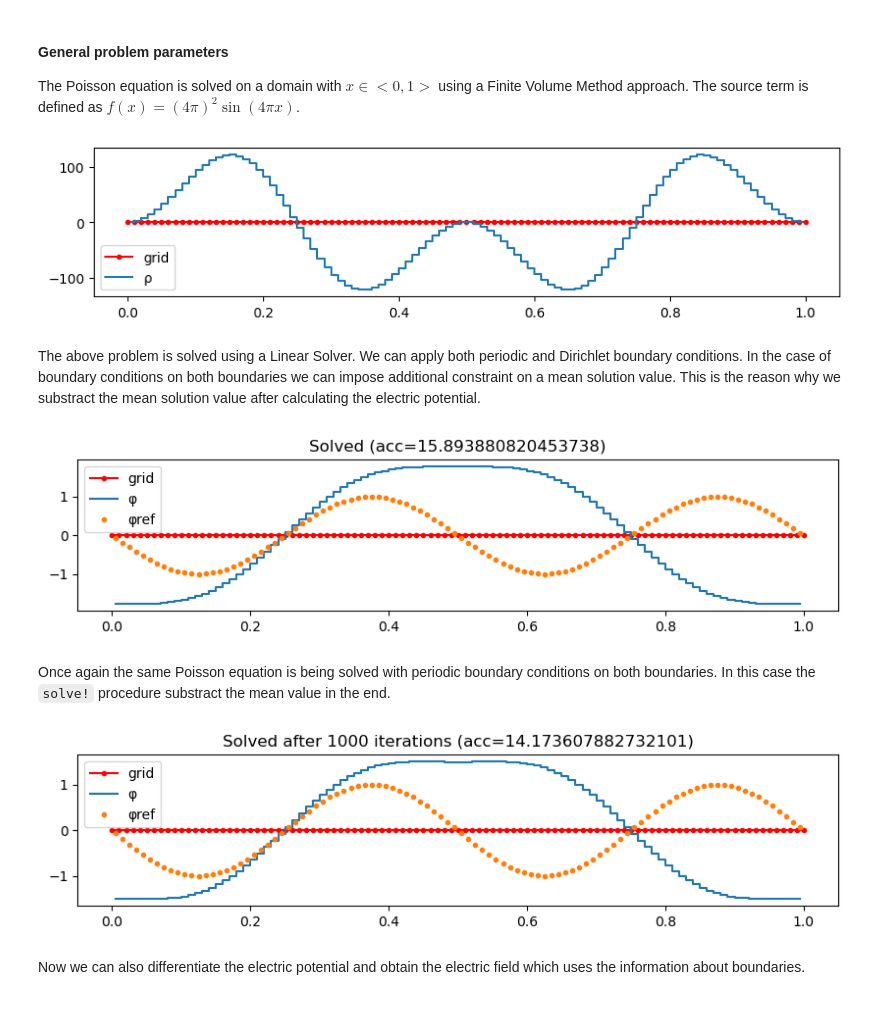
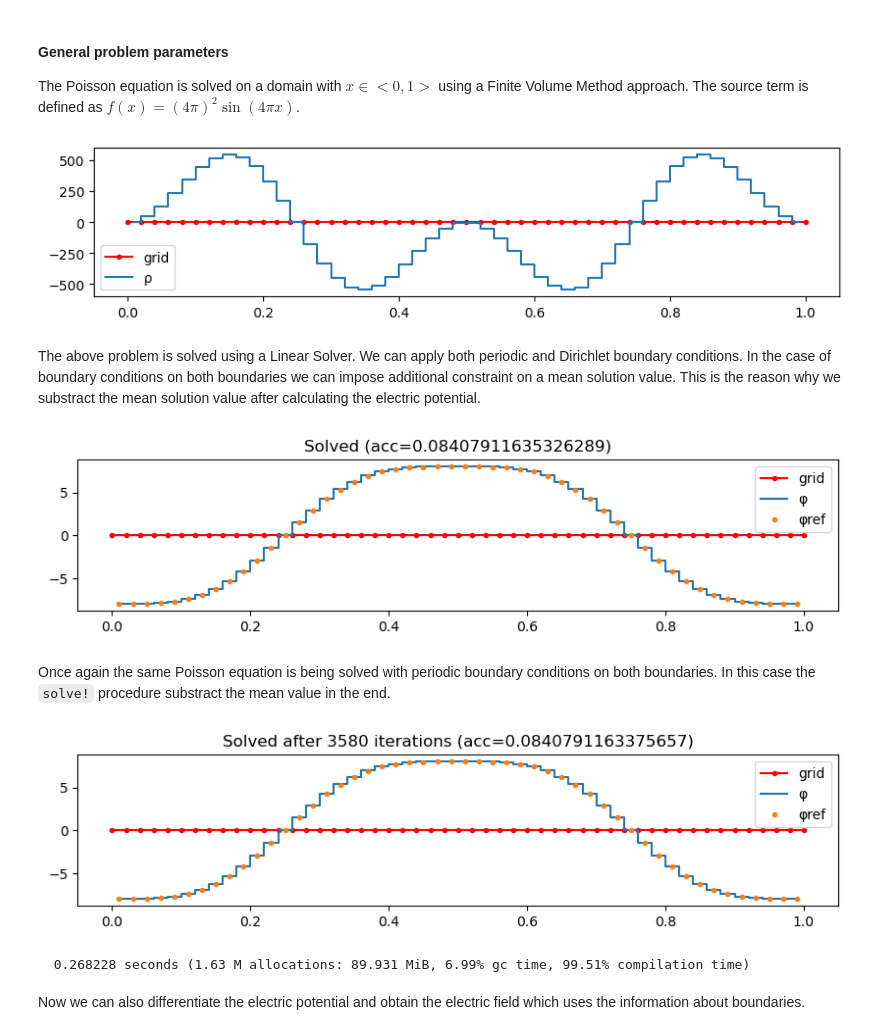
Before and after one commit to bchaber/pole, a Jupyter notebook: PoissonEquation.ipynb, the cells around one changed output. Drawn from its saved outputs; the diff is of its cells as text; code cells hidden in the pictures.

```diff
--- a/PoissonEquation.ipynb
+++ b/PoissonEquation.ipynb
@@ -87,22 +87,21 @@ struct FastFourierTransformSolver end
 The Poisson equation is solved on a domain with $x \in <0, 1>$ using a Finite Volume Method approach.
 The source term is defined as $f(x) = (4\pi)^2 \sin(4\pi x)$.
 # %%
-h  = 0.01
+h  = 0.02
 xf = 0.0:h:1.0
 xc = 0.5 .* xf[1:end-1] .+
      0.5 .* xf[2:end]
-φref = -sin.(2π * 2xc)
-f(x) = (2π * 2)^2 * sin(2π * 2x) * sin(2π * x)# * randn()
+φref = @.        cos(2π * 3xc)-9cos(2π * xc)
+f(x) = 72.0π^2 * sin(2π * 2x) * sin(2π * x)
 ρ = f.(xc)
-
 bc = PeriodicBC()
-
+ρ .-= mean(ρ)
 figure(figsize=(10, 2))
 plot(xf, zero(xf), "r.-")
 step(xc, ρ, where="mid")
 legend(["grid", "ρ"]);
 # %% [output]
-[figure, old version]
+[figure, new version]
 # %% [markdown]
 The above problem is solved using a Linear Solver. We can apply both periodic and Dirichlet boundary conditions.
 In the case of boundary conditions on both boundaries we can impose additional constraint on a mean solution value. This is the reason why we substract the mean solution value after calculating the electric potential.
@@ -121,25 +120,26 @@ step(xc, φ, where="mid")
 plot(xc, φref, ".")
 legend(["grid", "φ", "φref"]);
 # %% [output]
-[figure, old version]
+[figure, new version]
 # %% [markdown]
 Once again the same Poisson equation is being solved with periodic boundary conditions on both boundaries. In this case the `solve!` procedure substract the mean value in the end.
 # %%
-ps = InPlacePeriodicSolver(xf; maxiter=1000)
+ps = InPlacePeriodicSolver(xf; maxiter=5000)
 apply!(ps, bc,  :left)
 apply!(ps, bc, :right)
 
-it = solve!(ps, -ρ)
+@time it = solve!(ps, -ρ)
 φ  = solution(ps)
 φ.-= mean(φ) # substract mean value when both boundary conditions are periodic
 figure(figsize=(10, 2))
 title("Solved after $it iterations (acc=$(norm(φ - φref)))")
 plot(xf, zero(xf), "r.-")
 step(xc, φ, where="mid")
 plot(xc, φref, ".")
 legend(["grid", "φ", "φref"]);
 # %% [output]
-[figure, old version]
+[figure, new version]
+  0.268228 seconds (1.63 M allocations: 89.931 MiB, 6.99% gc time, 99.51% compilation time)
 # %% [markdown]
 Now we can also differentiate the electric potential and obtain the electric field which uses the information about boundaries.
 # %%
```
Also changed, not shown: parts of 4 cells of this notebook.
